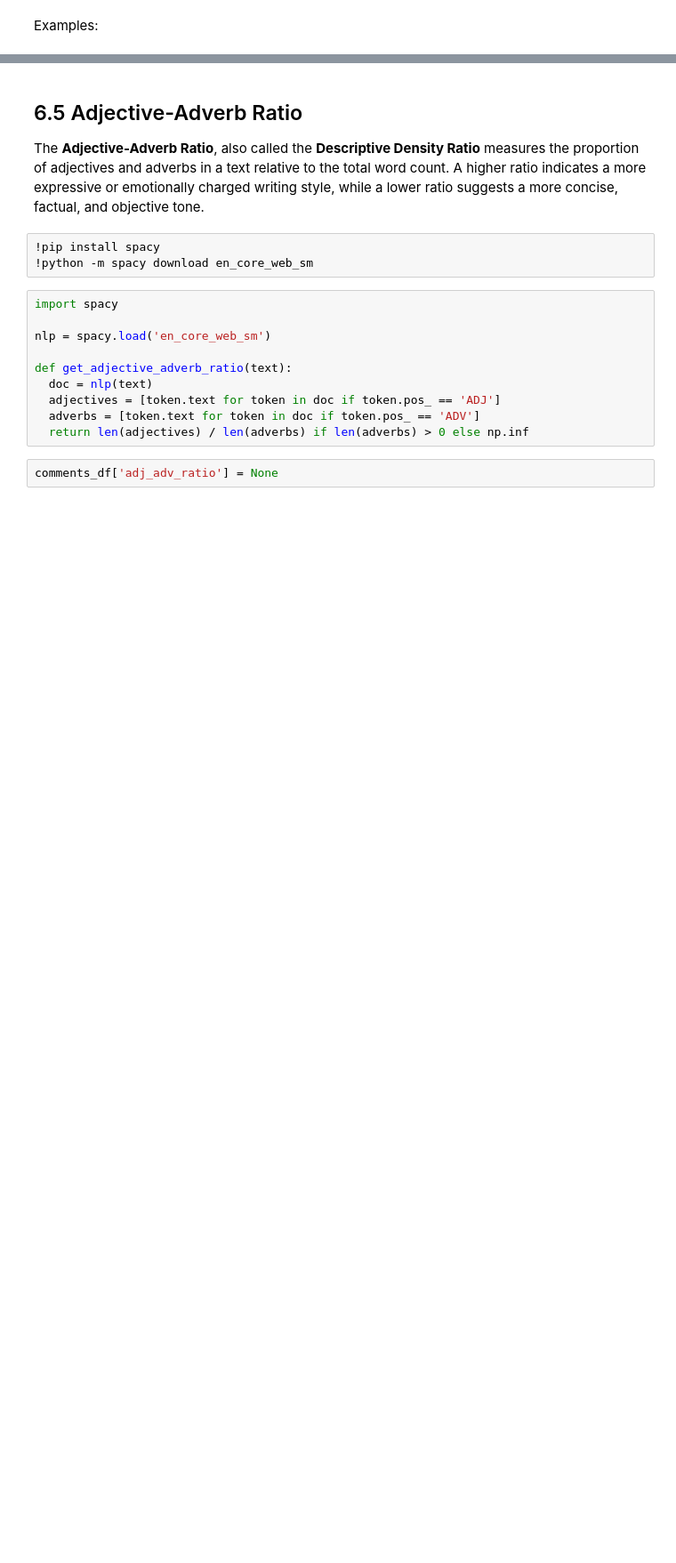
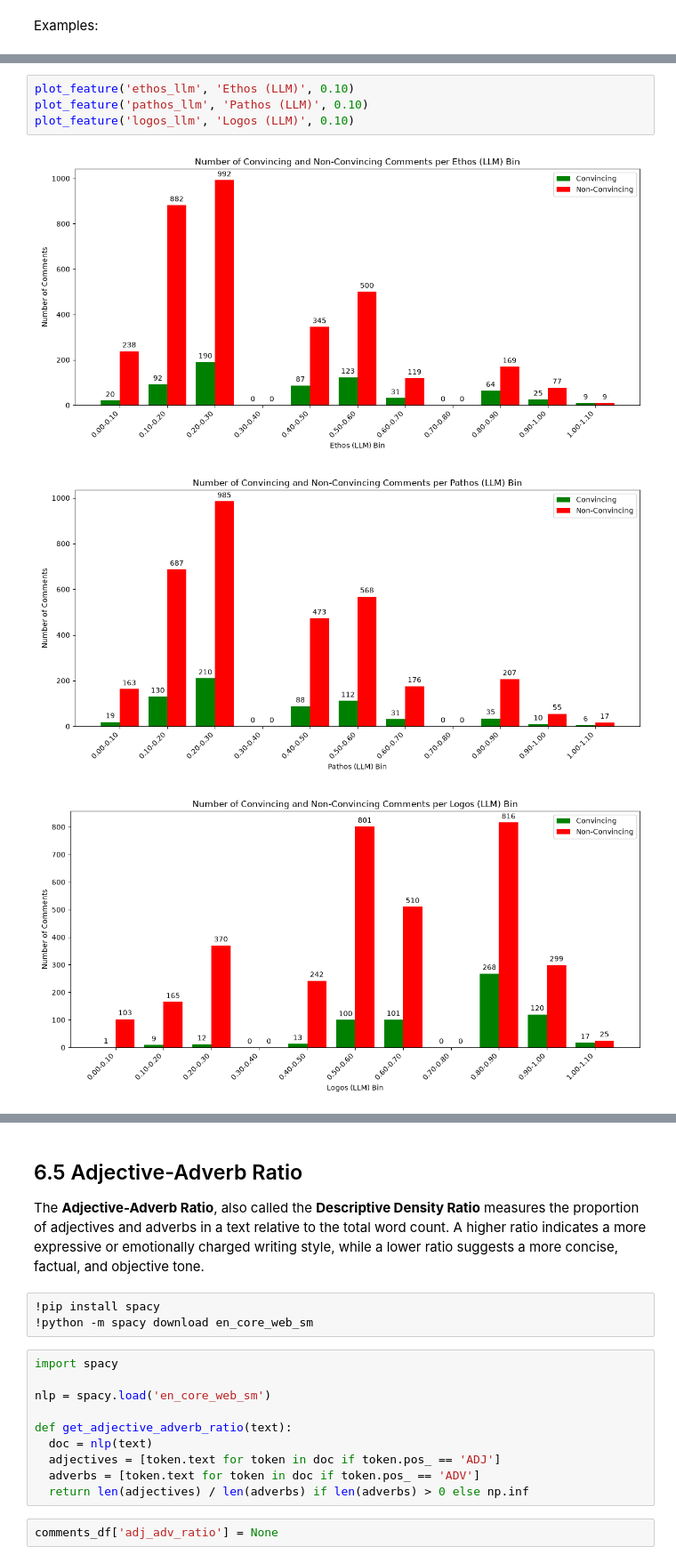
Before and after one commit to jct-nlp/change-my-view-2025, a Jupyter notebook: this work/03.1_feature_engineering_light.ipynb, the cells around one changed output, grey strips where cells are left out. Shown at 89% size. Saved outputs shown, nothing was run; the diff lists cells and outputs as text; blank space fills up the shorter version.

```diff
--- a/this work/03.1_feature_engineering_light.ipynb
+++ b/this work/03.1_feature_engineering_light.ipynb
@@ -856,0 +985,8 @@ comments_df = comments_df.drop(columns=['ethos_score', 'pathos_score', 'logos_sc
+# %%
+plot_feature('ethos_llm', 'Ethos (LLM)', 0.10)
+plot_feature('pathos_llm', 'Pathos (LLM)', 0.10)
+plot_feature('logos_llm', 'Logos (LLM)', 0.10)
+# %% [output]
+[figure, added]
+[figure, added]
+[figure, added]
```
Also changed, not shown: parts of 37 cells of this notebook.
